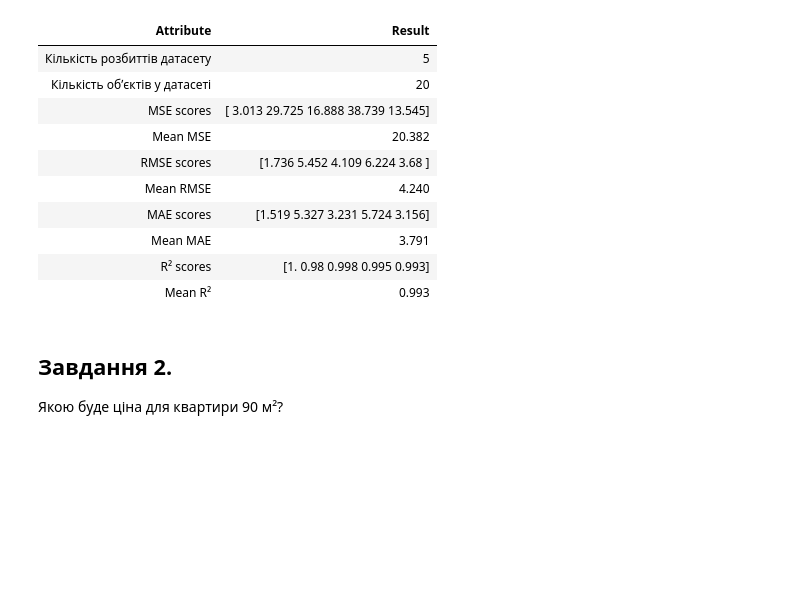
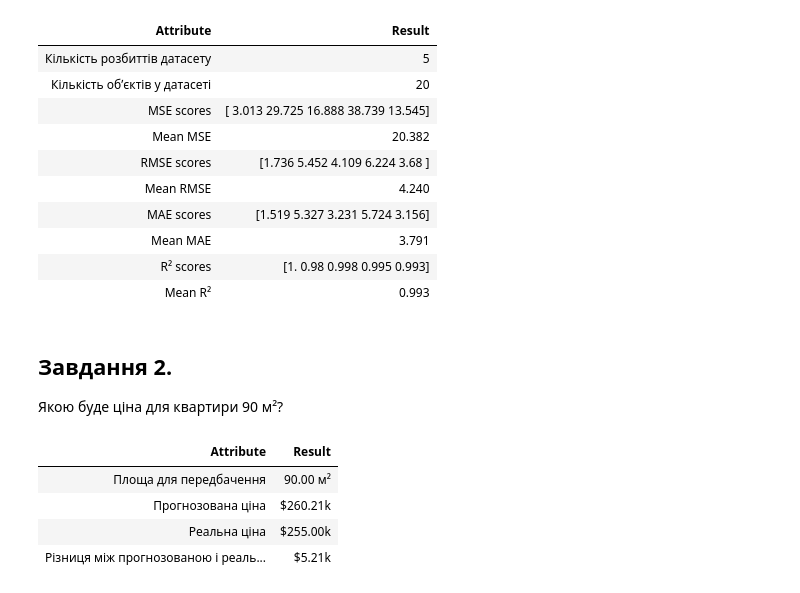
Before and after one commit to BogdanPinchuk/DataScience-PBY_HW10, a Jupyter notebook: Bohdan_Pinchuk_DS_HW10.ipynb, the cells around one changed output. Saved outputs shown, nothing was run; the diff lists cells and outputs as text; code cells hidden in the pictures; blank space fills up the shorter version.

```diff
--- a/Bohdan_Pinchuk_DS_HW10.ipynb
+++ b/Bohdan_Pinchuk_DS_HW10.ipynb
@@ -460,3 +460,37 @@ rp.print_pd_report()
 ## Завдання 2.
 
 Якою буде ціна для квартири 90 м²?
+# %%
+from sklearn.model_selection import train_test_split
+
+# Input data
+seed = 42
+check_areas = 90.0
+predict_area = np.array(check_areas)
+
+# Solution
+model_simple = LinearRegression()
+X_area_train, X_area_test, Y_area_train, Y_area_test = train_test_split(X_area, Y_price, test_size=0.2,
+                                                                        random_state=seed, shuffle=True)
+model_simple.fit(X_area_train, Y_area_train)
+predicted_price = model_simple.predict(predict_area.reshape(-1, 1))
+
+real_price = df[df[area_col_name] == predict_area][price_col_name].values
+diff_price = abs(real_price - predicted_price)
+
+rp = Reporter()
+rp.tolerance = 2
+rp.add_item("Площа для передбачення", f"{rp.format_value(predict_area.item(0))} м²")
+rp.add_item("Прогнозована ціна", f"${rp.format_value(predicted_price.item(0))}k")
+if real_price.size > 0:
+    rp.add_item("Реальна ціна", f"${rp.format_value(real_price.item(0))}k")
+    rp.add_item("Різниця між прогнозованою і реальною ціною", f"${rp.format_value(diff_price.item(0))}k")
+
+# Print results
+rp.print_pd_report()
+# %% [output]
+| Attribute | Result |
+| Площа для передбачення | 90.00 м² |
+| Прогнозована ціна | $260.21k |
+| Реальна ціна | $255.00k |
+| Різниця між прогнозованою і реаль... | $5.21k |
```
Also changed, not shown: parts of 2 cells of this notebook.
